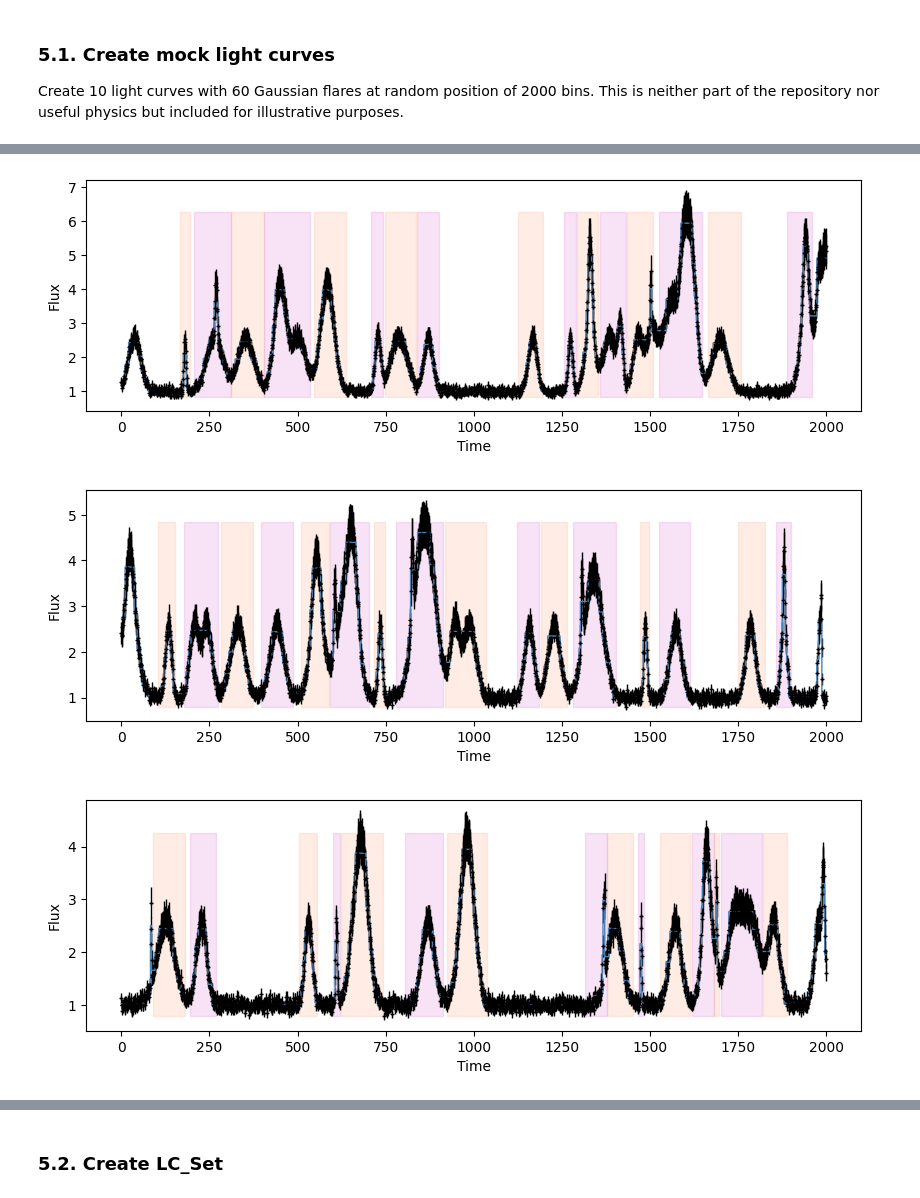
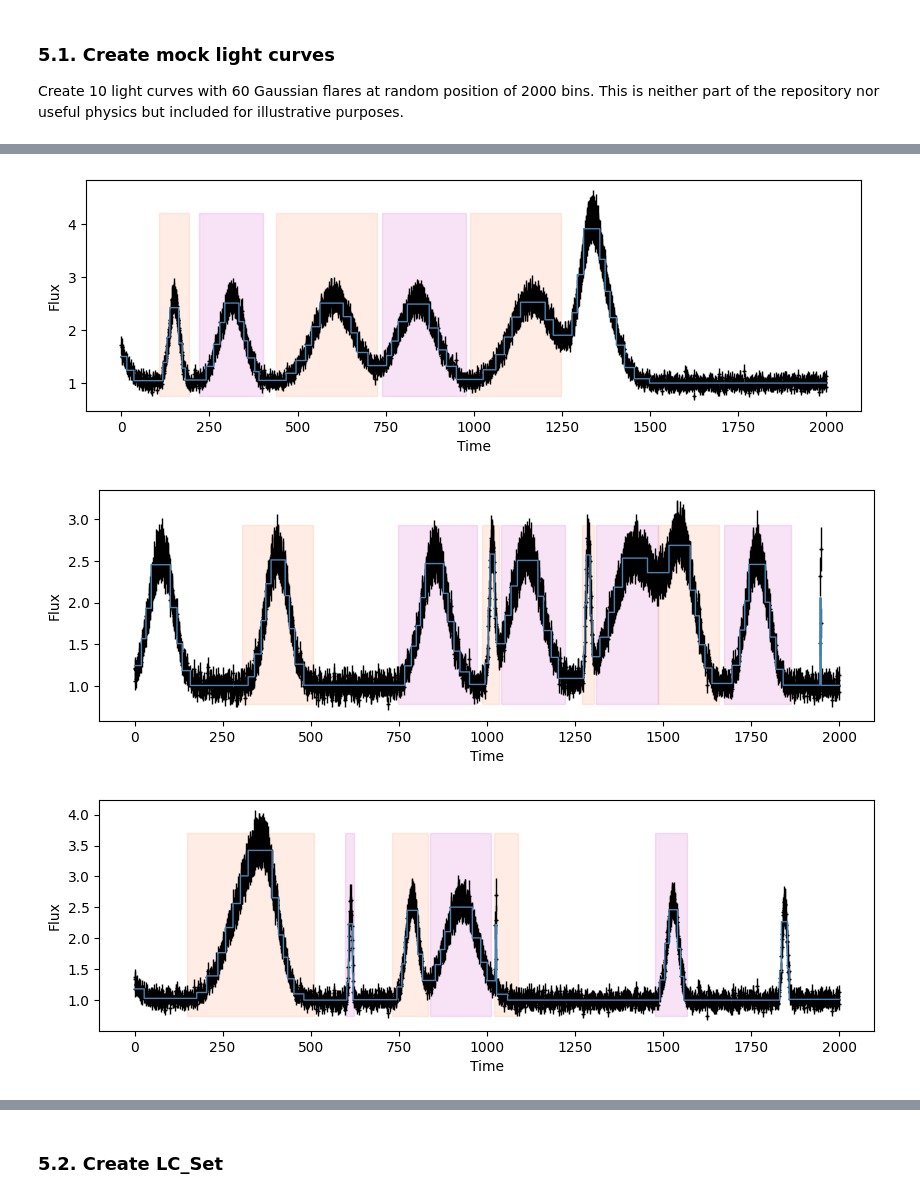
Before and after one commit to swagner-astro/lightcurves, a Jupyter notebook: illustration_lightcurve.ipynb, the cells around one changed output, grey strips where cells are left out. Saved outputs shown, nothing was run; the diff lists cells and outputs as text; code cells hidden in the pictures.

```diff
--- a/illustration_lightcurve.ipynb
+++ b/illustration_lightcurve.ipynb
@@ -171,7 +171,9 @@ time = np.arange(
 N_b = len(time)  # number of bins
 flux = np.ones(N_b)
 rel_flux_error = 0.1  # flux error ~ 5%
-noise = np.random.normal(0, 0.07, N_b)  # white noise backround with strength
+rng = np.random.default_rng() #ranodm number generator object
+noise = rng.normal(0, 0.07, N_b) # white noise backround with strength
+#noise = np.random.normal(0, 0.07, N_b)
 
 # maximum values for gaussian flares
 amp_max = 100
@@ -184,33 +186,32 @@ def gaussian(x, amp, cen, wid):
     return (amp / (np.sqrt(2 * np.pi) * wid)) * np.exp(-((x - cen) ** 2) / (2 * wid**2))
 
 
-def rand_gauss(x, amp_max, cen_max, wid_max):
+def rand_gauss(x, amp_max, cen_max):
     "random 1-d Gaussian"
     "takes maximum values for parameters and multiplies each with uniform random number [0,1) ... 0 aba kee1"
     "https://numpy.org/doc/stable/reference/random/generated/numpy.random.random.html"
-    amp = np.random.random(1) * amp_max
-    cen = np.random.random(1) * cen_max
-    # wid = np.random.random(1) * wid_max
+    amp = rng.normal(1) * amp_max
+    cen = rng.normal(1) * cen_max
     wid = amp * 0.25  # assume that flares are self similar; always same shape
     return gaussian(x, amp, cen, wid)
 
 
 lc_array = np.zeros(10, dtype=object)
-for l in range(10):
+for lci in range(10):
     flux = np.ones(N_b)
-    for f in range(60):
-        flare = rand_gauss(time, amp_max, cen_max, wid_max)
+    for _ in range(60):
+        flare = rand_gauss(time, amp_max, cen_max)
         flux += flare
     flux += noise
     flux_error = flux * rel_flux_error
     lc = LightCurve(time, flux, flux_error)
     lc.get_bblocks()
     lc.find_hop("flip")
-    lc_array[l] = lc
+    lc_array[lci] = lc
 
-    plt.figure(l)
+    plt.figure(lci)
     lc.plot_lc()
-    lc.plot_bblocks()
+    lc.plot_bblocks(zorder=100)
     lc.plot_hop()
     plt.xlabel("Time")
     plt.ylabel("Flux")
@@ -223,3 +224,3 @@ for l in range(10):
-[figure, old version]
+[figure, new version]
-[figure, old version]
+[figure, new version]
-[figure, old version]
+[figure, new version]
```
Also changed, not shown: parts of 1 cell of this notebook.
